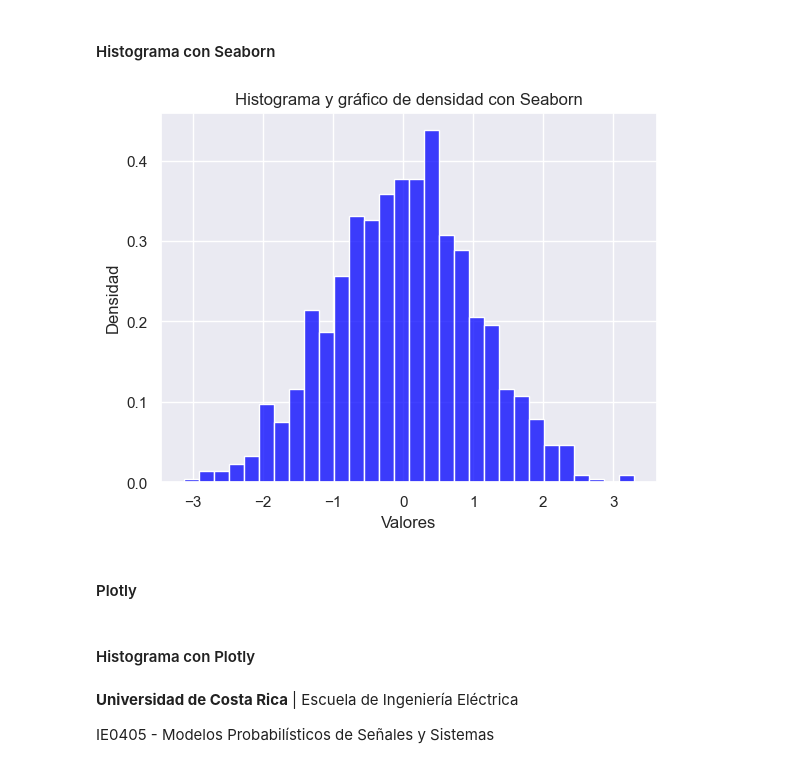
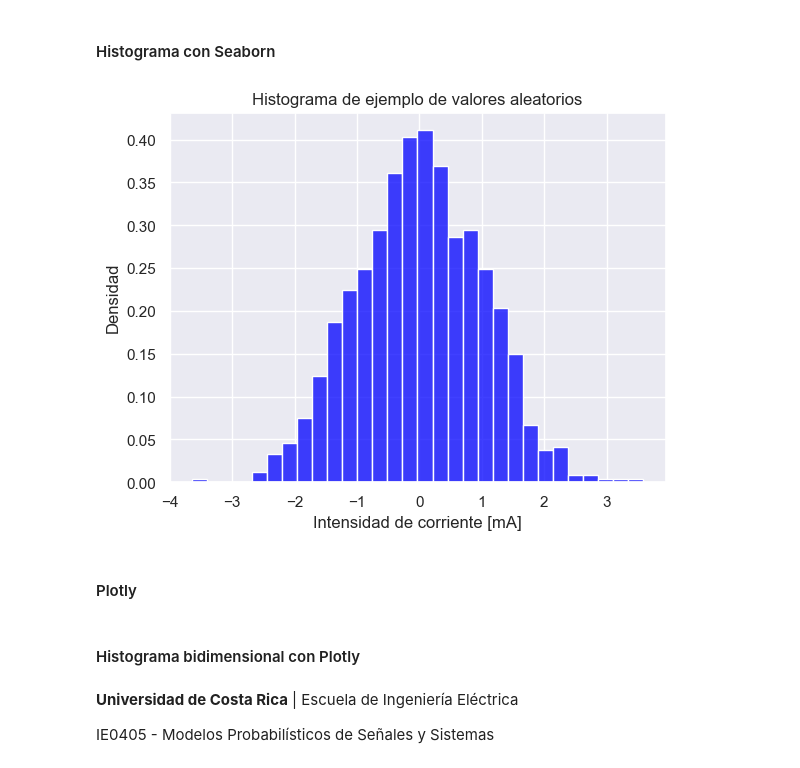
Before and after one commit to improbabilidades/proyecto, a Jupyter notebook: playground.ipynb, the cells around one changed output. Drawn from its saved outputs; the diff is of its cells as text; code cells hidden in the pictures.

```diff
--- a/playground.ipynb
+++ b/playground.ipynb
@@ -105,24 +123,30 @@ Text(0.5, 1.0, 'Gráfico de dispersión con Seaborn')
 #### Histograma con Seaborn
 # %%
 import seaborn as sns
+import matplotlib.pyplot as plt
 import pandas as pd
 from scipy import stats
 
 # Datos aleatorios de ejemplo a partir de una distribución normal
 X = stats.norm(loc=0, scale=1)
 data = X.rvs(size=1000)
 
-# Crear un DataFrame
+# Crear un DataFrame y poner nombre a la columna
 df = pd.DataFrame(data, columns=["Valores"])
 
 # Crear un histograma
-sns.histplot(df["Valores"], bins=30, color='blue', stat="density")
-plt.title("Histograma y gráfico de densidad con Seaborn")
-plt.xlabel("Valores")
-plt.ylabel("Densidad")
-plt.show()
+sns.set_theme()
+ax = sns.histplot(df["Valores"], bins=30, color="blue", stat="density")
+
+# Personalizar el gráfico
+ax.set_title("Histograma de ejemplo de valores aleatorios")
+ax.set_xlabel("Intensidad de corriente [mA]")
+ax.set_ylabel("Densidad")
+
+# Guardar la gráfica como SVG
+plt.savefig("docs/images/histograma.svg", format="svg")
 # %% [output]
-[figure, old version]
+[figure, new version]
 # %% [markdown]
 #### Plotly
 # %%
@@ -140,7 +164,7 @@ df = pd.DataFrame({
 fig = px.line(df, x="x", y="y", title="Gráfico de dispersión interactivo con Plotly")
 fig.show()
 # %% [markdown]
-#### Histograma con Plotly
+#### Histograma bidimensional con Plotly
 # %%
 import plotly.express as px
 import plotly.io as pio
```
Also changed, not shown: parts of 8 cells of this notebook, 11 other files.
